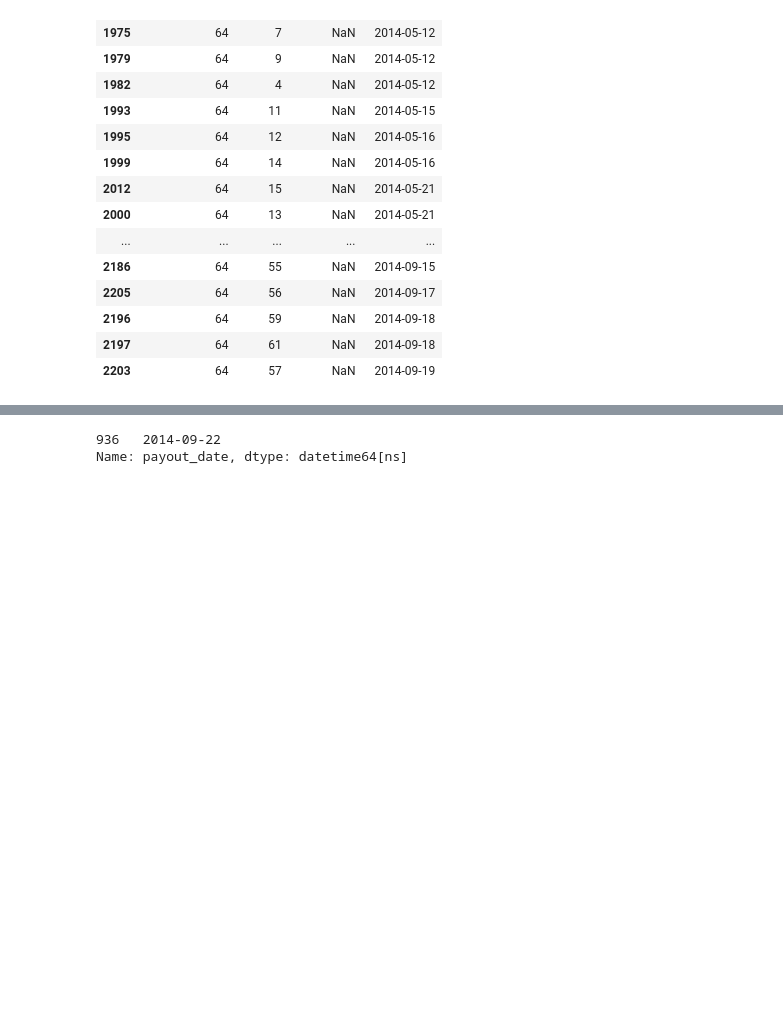
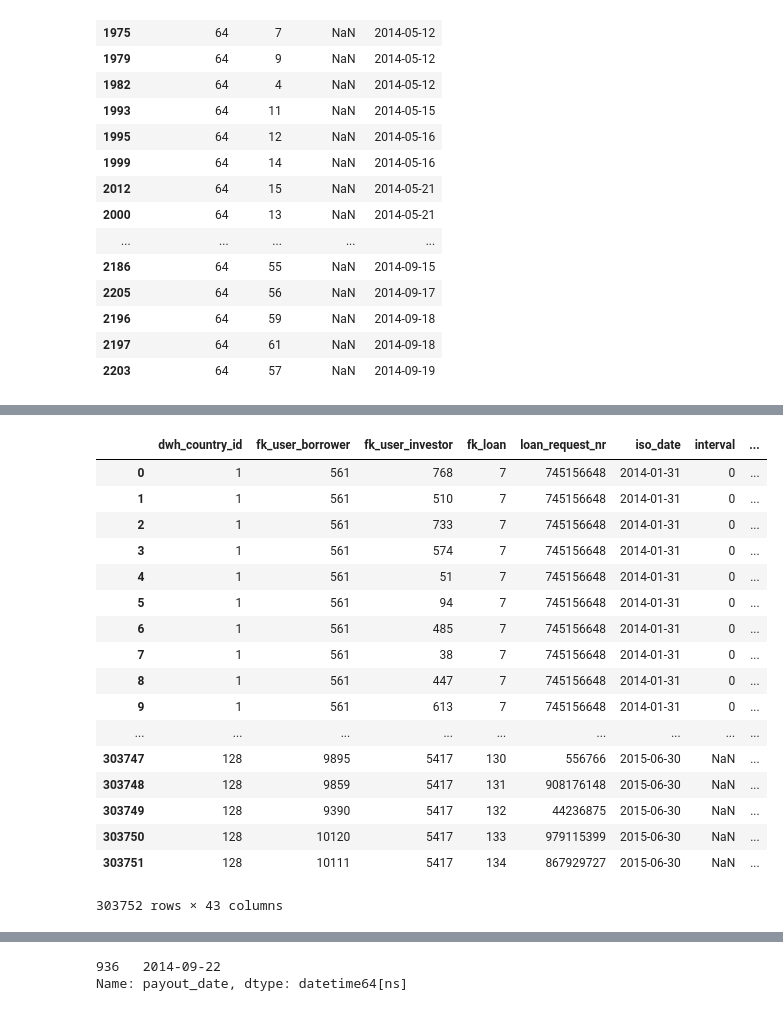
Before and after one commit to seanv507/lendico, a Jupyter notebook: Projects/Returns/src/returns01.ipynb, the cells around one changed output, grey strips where cells are left out. Cells and saved outputs as stored; diff of their text form; code cells hidden in the pictures; blank space fills up the shorter version.

```diff
--- a/Projects/Returns/src/returns01.ipynb
+++ b/Projects/Returns/src/returns01.ipynb
@@ -171,0 +192,21 @@ miss_payments[miss_payments['date_count'].isnull() & (miss_payments['dwh_country
+# %%
+actual_payments_combined[actual_payments_combined.dwh_country_id.isin([1,32,128])]
+# %% [output]
+|  | dwh_country_id | fk_user_borrower | fk_user_investor | fk_loan | loan_request_nr | iso_date | interval | ... |
+| 0 | 1 | 561 | 768 | 7 | 745156648 | 2014-01-31 | 0 | ... |
+| 1 | 1 | 561 | 510 | 7 | 745156648 | 2014-01-31 | 0 | ... |
+| 2 | 1 | 561 | 733 | 7 | 745156648 | 2014-01-31 | 0 | ... |
+| 3 | 1 | 561 | 574 | 7 | 745156648 | 2014-01-31 | 0 | ... |
+| 4 | 1 | 561 | 51 | 7 | 745156648 | 2014-01-31 | 0 | ... |
+| 5 | 1 | 561 | 94 | 7 | 745156648 | 2014-01-31 | 0 | ... |
+| 6 | 1 | 561 | 485 | 7 | 745156648 | 2014-01-31 | 0 | ... |
+| 7 | 1 | 561 | 38 | 7 | 745156648 | 2014-01-31 | 0 | ... |
+| 8 | 1 | 561 | 447 | 7 | 745156648 | 2014-01-31 | 0 | ... |
+| 9 | 1 | 561 | 613 | 7 | 745156648 | 2014-01-31 | 0 | ... |
+| ... | ... | ... | ... | ... | ... | ... | ... | ... |
+| 303747 | 128 | 9895 | 5417 | 130 | 556766 | 2015-06-30 | NaN | ... |
+| 303748 | 128 | 9859 | 5417 | 131 | 908176148 | 2015-06-30 | NaN | ... |
+| 303749 | 128 | 9390 | 5417 | 132 | 44236875 | 2015-06-30 | NaN | ... |
+| 303750 | 128 | 10120 | 5417 | 133 | 979115399 | 2015-06-30 | NaN | ... |
+| 303751 | 128 | 10111 | 5417 | 134 | 867929727 | 2015-06-30 | NaN | ... |
+303752 rows × 43 columns
```
Also changed, not shown: parts of 27 cells of this notebook, 2 other files.
